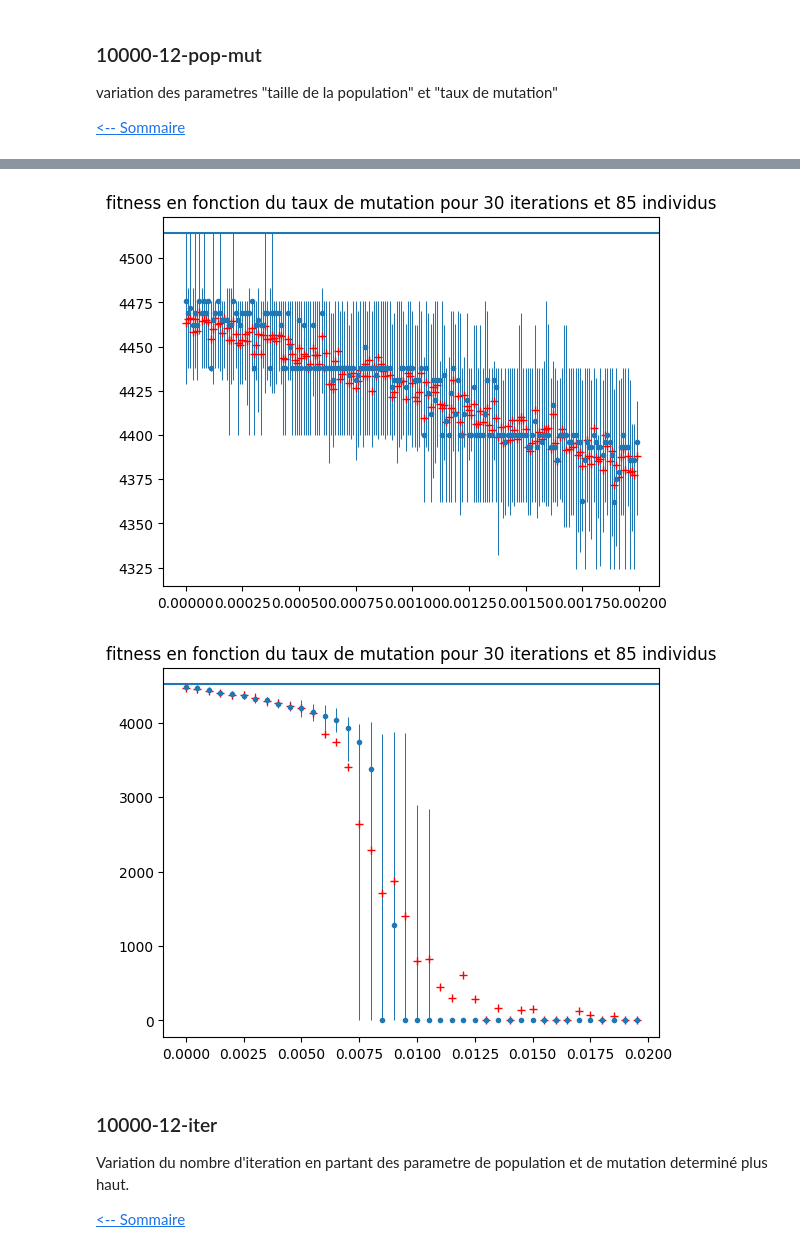
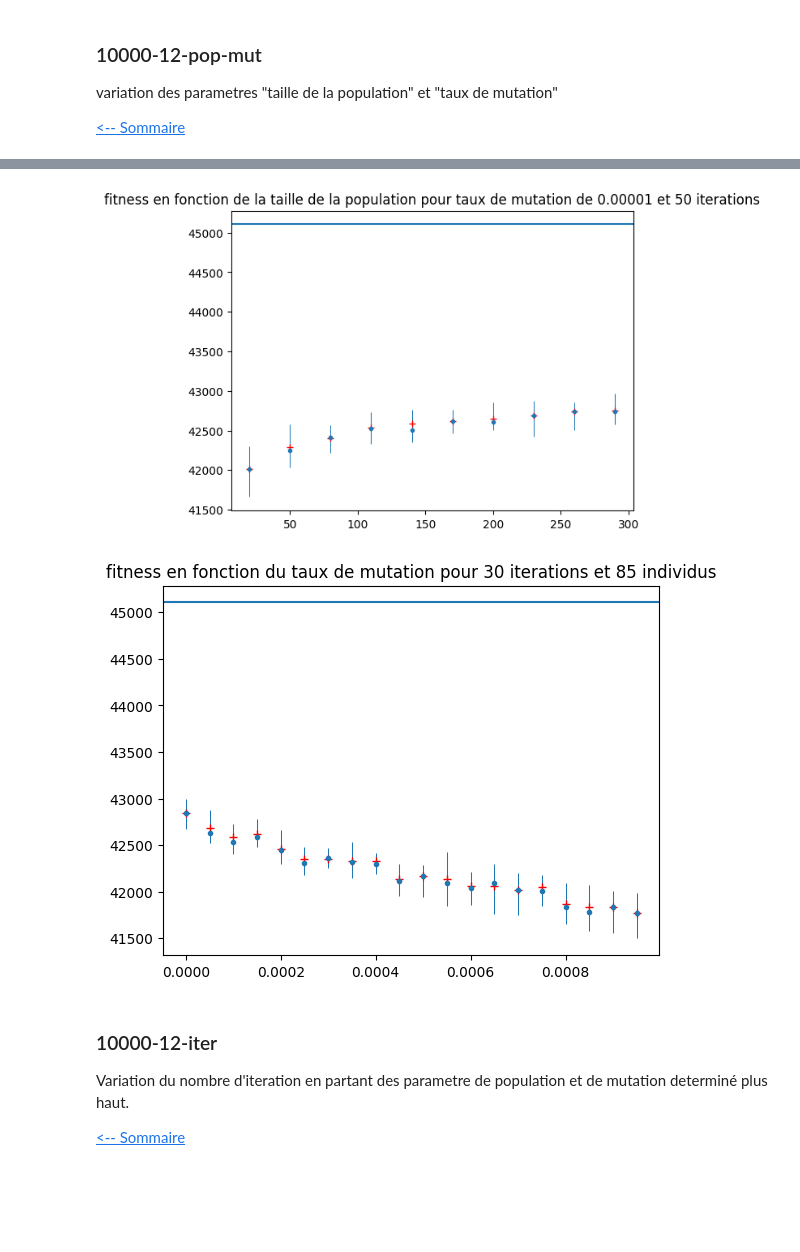
Before and after one commit to Blova-TB/S8_Knapsack, a Jupyter notebook: Genetique_generation_graph.ipynb, the cells around one changed output, grey strips where cells are left out. Cells and saved outputs as stored; diff of their text form; code cells hidden in the pictures; blank space fills up the shorter version.

Commit message:
GEN test fini

```diff
--- a/Genetique_generation_graph.ipynb
+++ b/Genetique_generation_graph.ipynb
@@ -934,27 +964,27 @@ title = "  "
 # %%
-nb_iter = 30
-nb_pop = 85
-mutation_rate = 0
+nb_iter = 50
+nb_pop = 350
+mutation_rate = 0.00001
 
-group_size = 50 #nombre de tests de chaque paramètres dans une éxecutions.
-(variateur,_) = variateur_genetique.mutation_rate()
-iterator1 = np.arange(0,0.002,0.00001)
-title = "fitness en fonction du taux de mutation pour 30 iterations et 85 individus"
+group_size = 20 #nombre de tests de chaque paramètres dans une éxecutions.
+(variateur,_) = variateur_genetique.nombre_population()
+iterator1 = np.arange(20,320,30)
+title = "fitness en fonction de la taille de la population pour taux de mutation de 0.00001 et 50 iterations"
 
 test = Testor(Genetique_solver(sad_12_10000,nb_iter,nb_pop,mutation_rate,1,"classic"))
 testResult = test.test(iterator1,variateur,group_size)
 
 graph_test_result(testResult,sol_opti_12_10000,title)
 # %% [output]
-[figure, old version]
+[figure, new version]
 # %%
-nb_iter = 30
-nb_pop = 85
+nb_iter = 50
+nb_pop = 300
 mutation_rate = 0
 
-group_size = 50 #nombre de tests de chaque paramètres dans une éxecutions.
+group_size = 20 #nombre de tests de chaque paramètres dans une éxecutions.
 (variateur,_) = variateur_genetique.mutation_rate()
-iterator1 = np.arange(0,0.02,0.0005)
+iterator1 = np.arange(0,0.001,0.00005)
 title = "fitness en fonction du taux de mutation pour 30 iterations et 85 individus"
 
 test = Testor(Genetique_solver(sad_12_10000,nb_iter,nb_pop,mutation_rate,1,"classic"))
@@ -962,7 +992,7 @@ testResult = test.test(iterator1,variateur,group_size)
 
 graph_test_result(testResult,sol_opti_12_10000,title)
 # %% [output]
-[figure, old version]
+[figure, new version]
 # %% [markdown]
 ### 10000-12-iter
 Variation du nombre d'iteration en partant des parametre de population et de mutation determiné plus haut.
```
Also changed, not shown: parts of 17 cells of this notebook, 38 other files.
